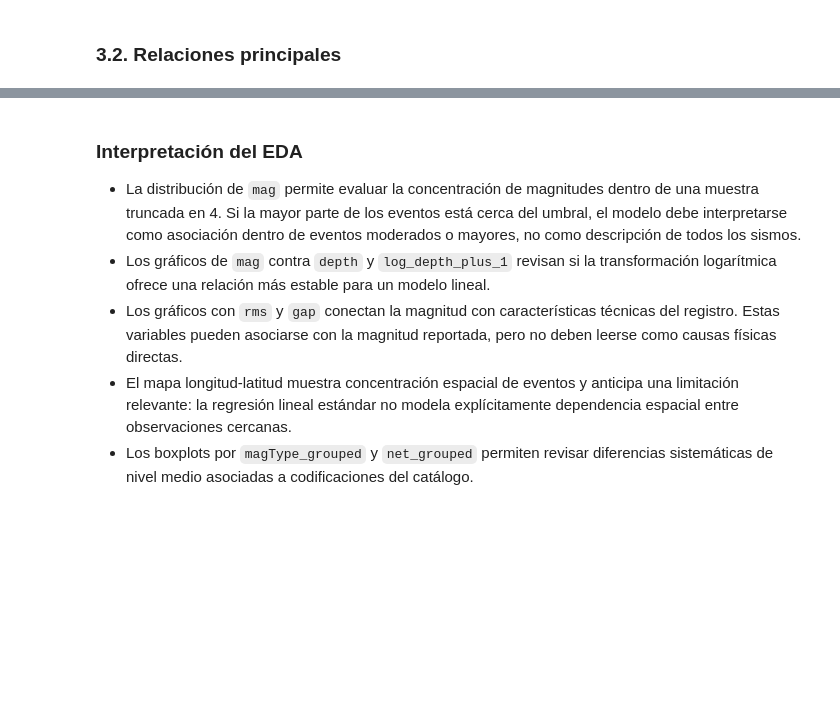
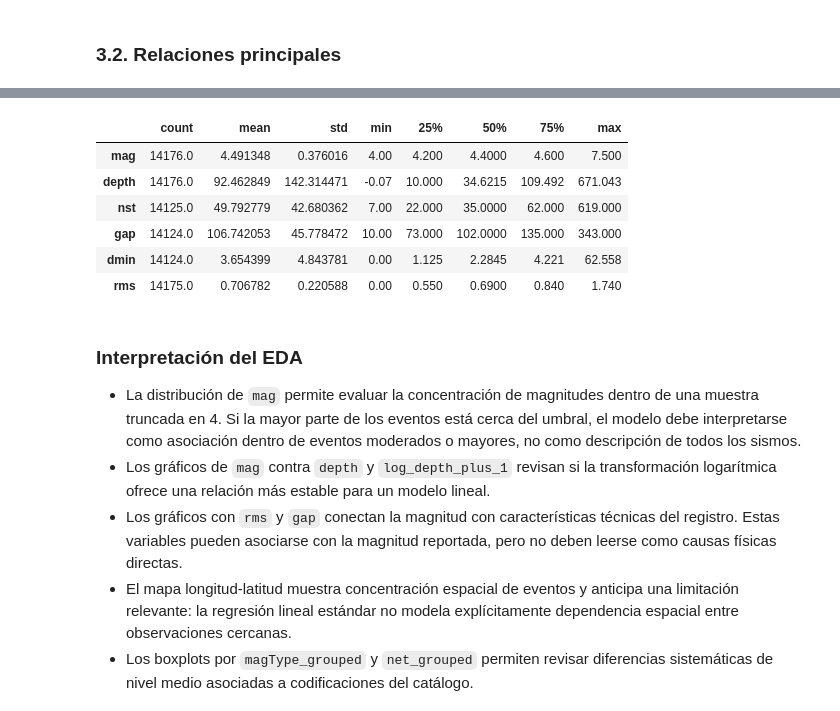
Before and after one commit to Paul0112/proyecto_regresion, a Jupyter notebook: Final/avance_proyecto_corregido.ipynb, the cells around one changed output, grey strips where cells are left out. Drawn from its saved outputs; the diff is of its cells as text; code cells hidden in the pictures; blank space fills up the shorter version.

```diff
--- a/Final/avance_proyecto_corregido.ipynb
+++ b/Final/avance_proyecto_corregido.ipynb
@@ -832,3 +832,15 @@ save_current_figure("fig_covariate_distributions")
+# %%
+# Estadísticas descriptivas exigidas en la corrección
+estadisticas = df_model[['mag', 'depth', 'nst', 'gap', 'dmin', 'rms']].describe().T
+display(estadisticas)
+# %% [output]
+|  | count | mean | std | min | 25% | 50% | 75% | max |
+| mag | 14176.0 | 4.491348 | 0.376016 | 4.00 | 4.200 | 4.4000 | 4.600 | 7.500 |
+| depth | 14176.0 | 92.462849 | 142.314471 | -0.07 | 10.000 | 34.6215 | 109.492 | 671.043 |
+| nst | 14125.0 | 49.792779 | 42.680362 | 7.00 | 22.000 | 35.0000 | 62.000 | 619.000 |
+| gap | 14124.0 | 106.742053 | 45.778472 | 10.00 | 73.000 | 102.0000 | 135.000 | 343.000 |
+| dmin | 14124.0 | 3.654399 | 4.843781 | 0.00 | 1.125 | 2.2845 | 4.221 | 62.558 |
+| rms | 14175.0 | 0.706782 | 0.220588 | 0.00 | 0.550 | 0.6900 | 0.840 | 1.740 |
 # %% [markdown]
 ### Interpretación del EDA
 
```
Also changed, not shown: parts of 11 cells of this notebook.
